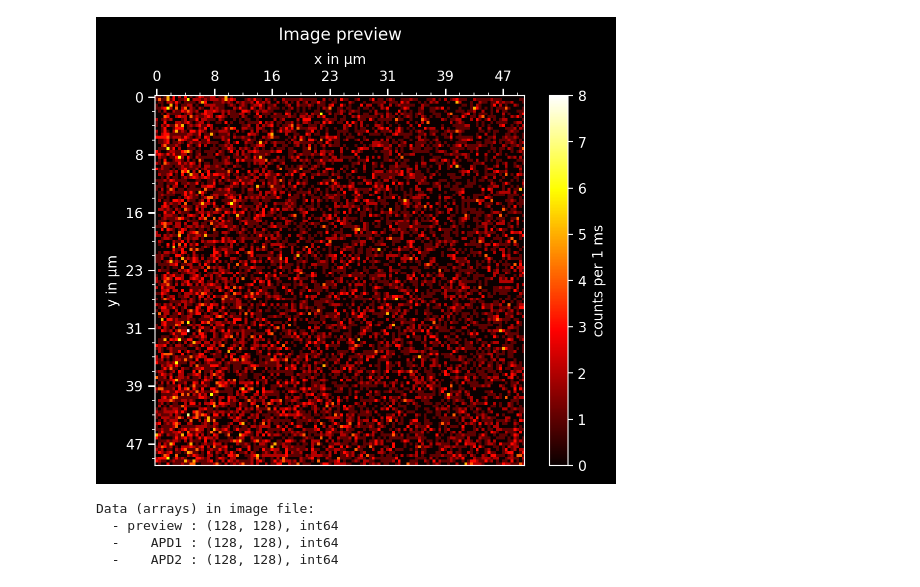
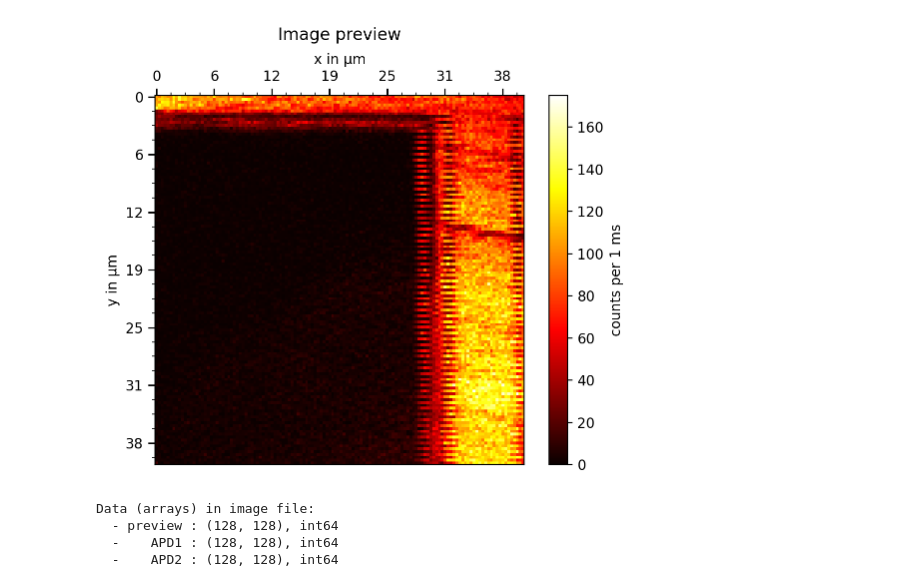
Before and after one commit to JKL453/s04-utils, a Jupyter notebook: pol-filter.ipynb, the cells around one changed output. Cells and saved outputs as stored; diff of their text form; code cells hidden in the pictures.

```diff
--- a/pol-filter.ipynb
+++ b/pol-filter.ipynb
@@ -1,18 +1,25 @@
 # %%
 from bokeh.plotting import figure
 from bokeh.io import output_notebook, push_notebook, show, curdoc
 
-from modules import load, plot, analyze
 
-img = load.image('/Users/kappel/Downloads/test_scan_image_parameters.img')
+from matplotlib import pyplot as plt
+from IPython.display import set_matplotlib_formats
+
+import numpy as np
+
+from modules.load import image
+from modules.visualize import plot
+
+img = image.load_from_path('/Users/kappel/Desktop/scan test/shift_correction/grid_60x60_bidir_03.img')
 img.preview()
 
 
 
 #fida_results = analyze.fida(test_img)
 #plot.preview(fida_results)
 # %% [output]
-[figure, old version]
+[figure, new version]
 Data (arrays) in image file:
   - preview : (128, 128), int64
   -    APD1 : (128, 128), int64
```
Also changed, not shown: parts of 10 cells of this notebook, 9 other files.
